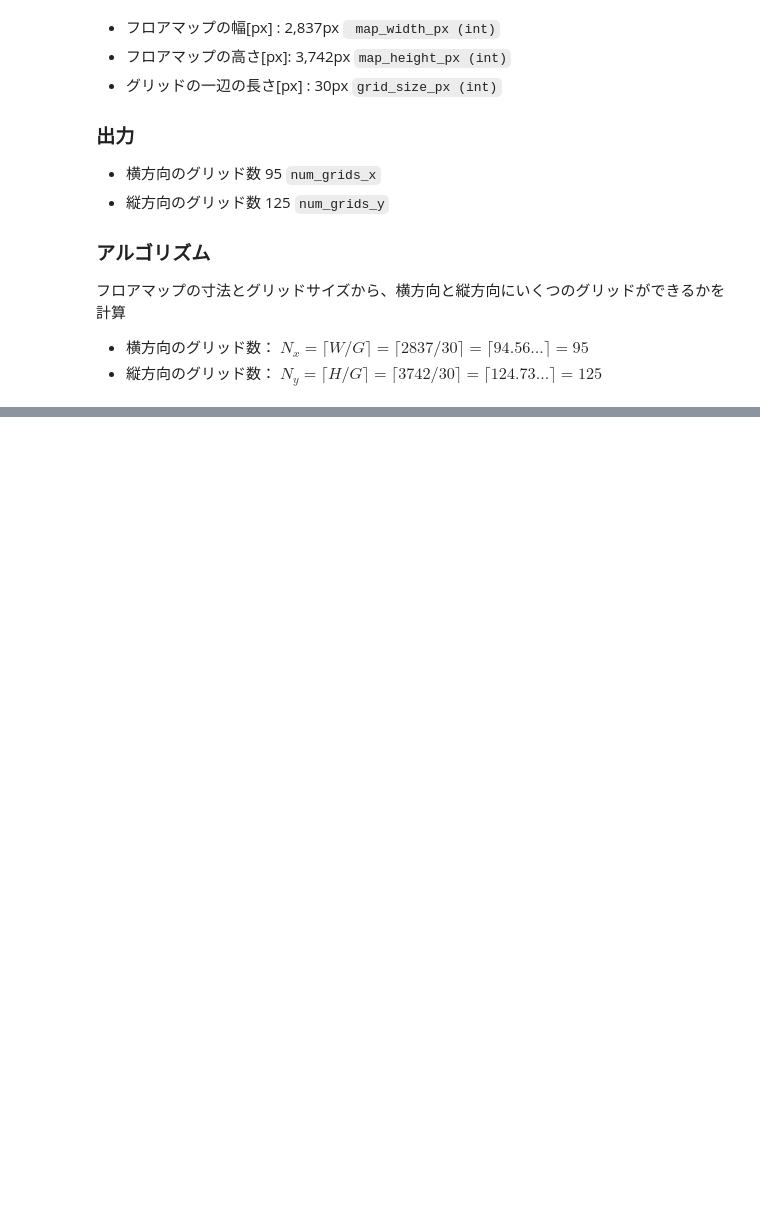
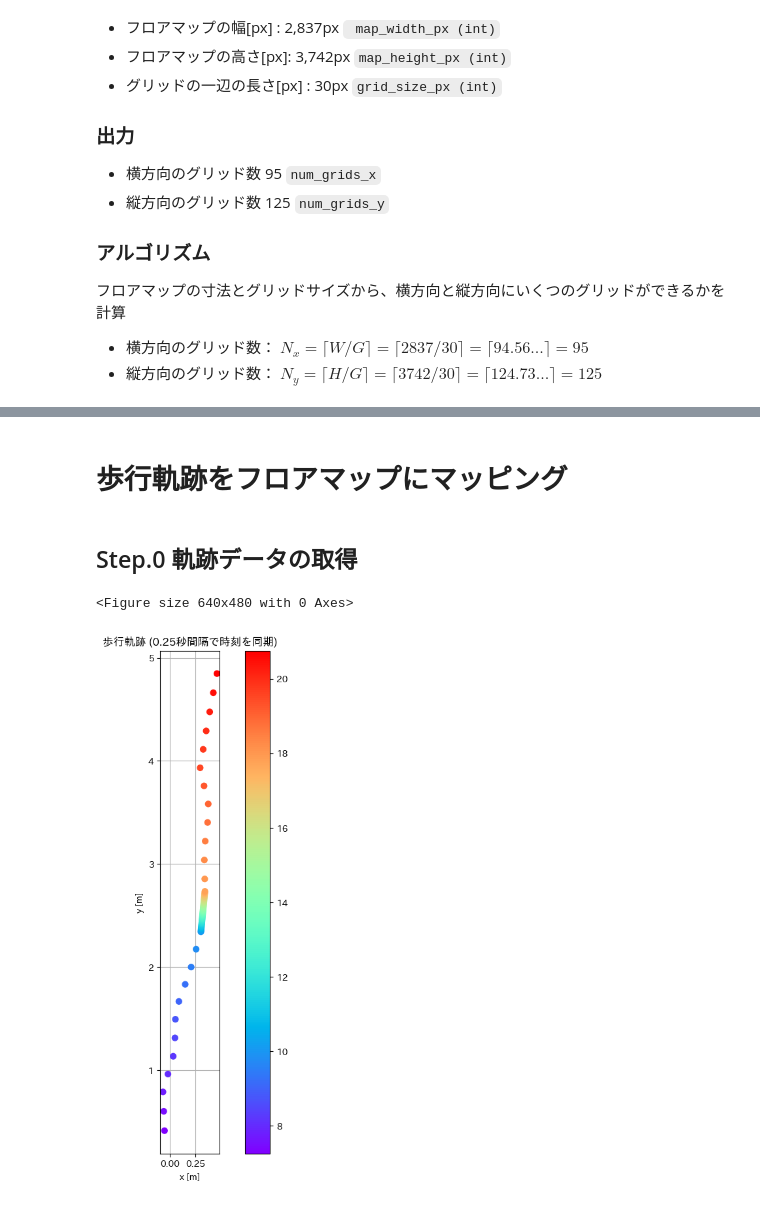
Before and after one commit to kajiLabTeam/pedestrian-behavior-comparison-system, a Jupyter notebook: src/grid/grid.ipynb, the cells around one changed output, grey strips where cells are left out. Saved outputs shown, nothing was run; the diff lists cells and outputs as text; code cells hidden in the pictures; blank space fills up the shorter version.

```diff
--- a/src/grid/grid.ipynb
+++ b/src/grid/grid.ipynb
@@ -111,3 +114,33 @@ print("-" * 20)
 横方向のグリッド数 (Nx): 29
 縦方向のグリッド数 (Ny): 38
 --------------------
+# %% [markdown]
+# 歩行軌跡をフロアマップにマッピング
+# %% [markdown]
+## Step.0 軌跡データの取得
+# %%
+# データの読み込み
+trajectory_file_path = "../practice/data/0527walking_trajectory.csv"
+df_trajectory = pd.read_csv(trajectory_file_path)
+
+
+plt.subplots_adjust(hspace=0.3)
+fig = plt.figure(figsize=(10, 10))
+
+x = df_trajectory['x']
+y = df_trajectory['y']
+time = df_trajectory['time']
+
+# 補間された軌跡を描画
+plt.colorbar(plt.scatter(x, y,c=time,cmap='rainbow',s=40, label=f'推定軌跡', zorder=2))
+
+plt.gca().set_aspect('equal', adjustable='box')
+plt.title('歩行軌跡 (0.25秒間隔で時刻を同期)')
+plt.xlabel('x [m]')
+plt.ylabel('y [m]')
+plt.grid(True)
+
+plt.show()
+# %% [output]
+<Figure size 640x480 with 0 Axes>
+[figure, added]
```
Also changed, not shown: parts of 7 cells of this notebook, 2 other files.
